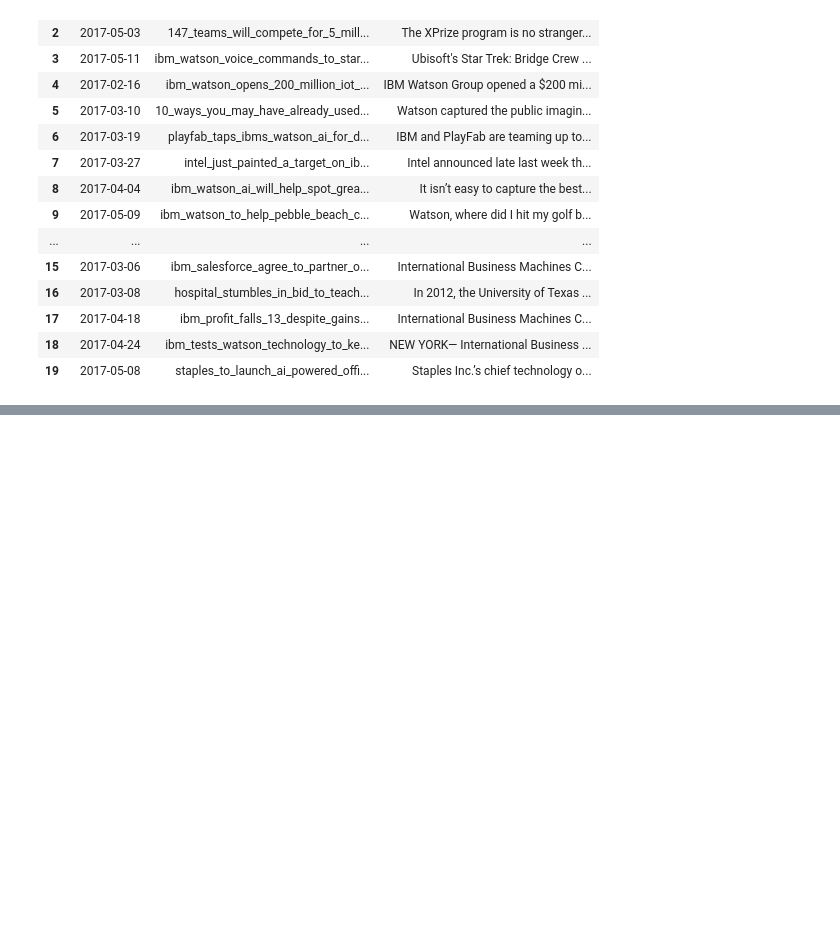
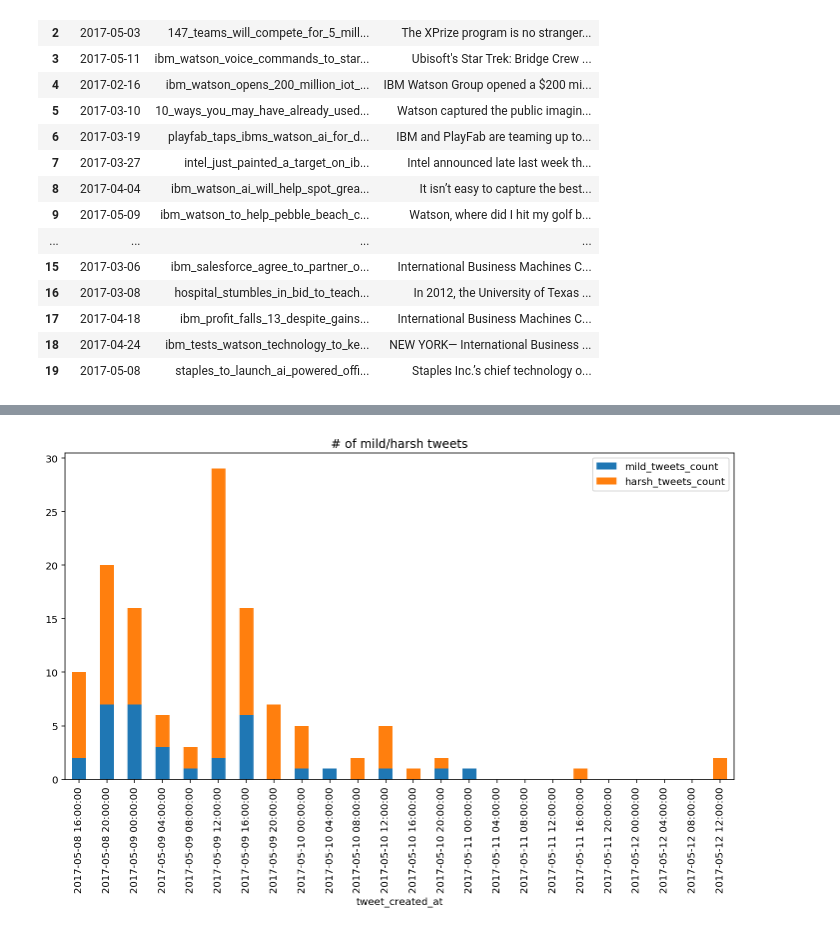
Before and after one commit to dahengwang0705/cross_media_affect_analysis, a Jupyter notebook: develop/20171024-daheng-prepare_ibm_tweets_news_data.ipynb, the cells around one changed output, grey strips where cells are left out. Drawn from its saved outputs; the diff is of its cells as text; code cells hidden in the pictures; blank space fills up the shorter version.

Commit message:
finish plotting ibm joke tweets count

```diff
--- a/develop/20171024-daheng-prepare_ibm_tweets_news_data.ipynb
+++ b/develop/20171024-daheng-prepare_ibm_tweets_news_data.ipynb
@@ -32,6 +33,9 @@ import collections
 '''
 Analysis modules
 '''
+%matplotlib inline
+%config InlineBackend.figure_format = 'retina' # render double resolution plot output for Retina screens
+import matplotlib.pyplot as plt
 import pandas as pd
 
 
@@ -62,6 +66,12 @@ selected_news_sources_lst = ['venturebeat', 'engadget', 'wsj', 'cnbc']
 
 # manually collected ibm news data
 ibm_news_file = os.path.join(config.HR_DIR, 'selected_ibm_news.csv')
+
+# all tweets related to the 'social_capital_ceo_palihapitiya_watson_joke' news by cnbc
+palihapitiya_watson_joke_tweets_file = os.path.join(config.HR_DIR, 'palihapitiya_watson_joke_tweets.csv')
+
+# manually tag information of all tweets related to the 'social_capital_ceo_palihapitiya_watson_joke' news by cnbc
+palihapitiya_watson_joke_tweets_tag_file = os.path.join(config.HR_DIR, 'palihapitiya_watson_joke_tweets_tag.csv')
 # %% [markdown]
 ## Prepare multiprocessing and MongoDB scripts available in ibm_tweets_analysis project
 # %% [markdown]
@@ -481,0 +537,10 @@ In-game speech experiences, built with IBM Watson for Star Trek: Bridge Crew wil
+# %%
+"""
+Read in data
+"""
+if 1 == 1:
+    target_tweets_df = pd.read_csv(filepath_or_buffer=palihapitiya_watson_joke_tweets_file,
+                                   sep='\t',
+                                   index_col=0,
+                                   parse_dates=['tweet_created_at'],
+                                   quoting=csv.QUOTE_MINIMAL)
@@ -481,0 +608,10 @@ In-game speech experiences, built with IBM Watson for Star Trek: Bridge Crew wil
+# %%
+"""
+Build tmp dfs for tweets in mild sentiment and harsh sentiment separately
+"""
+if 1 == 1:
+    mild_cond = (test_tweets_df['tweet_news'] == 1) & (test_tweets_df['tweet_sentiment'] == 2)
+    harsh_cond = (test_tweets_df['tweet_news'] == 1) & (test_tweets_df['tweet_sentiment'] == 3)
+
+    mild_tweets_df = test_tweets_df[mild_cond]
+    harsh_tweets_df = test_tweets_df[harsh_cond]
@@ -481,0 +672,9 @@ In-game speech experiences, built with IBM Watson for Star Trek: Bridge Crew wil
+# %%
+"""
+Bin mild/harsh tweets by 6H period and count numbers
+"""
+if 1 == 1:
+    mild_tweets_bin_count = mild_tweets_df['tweet_index'].resample('4H', convention='start').count().rename('mild_tweets_count')
+    harsh_tweets_bin_count = harsh_tweets_df['tweet_index'].resample('4H', convention='start').count().rename('harsh_tweets_count')
+
+    tweets_count = pd.concat([mild_tweets_bin_count, harsh_tweets_bin_count], axis=1)[:24]
@@ -481,0 +703,5 @@ In-game speech experiences, built with IBM Watson for Star Trek: Bridge Crew wil
+# %%
+if 1 == 1:
+    tweets_count.plot(kind="bar", figsize=(12,6), title='# of mild/harsh tweets', stacked=True)
+# %% [output]
+[figure, added]
```
Also changed, not shown: parts of 14 cells of this notebook, 2 other files.
